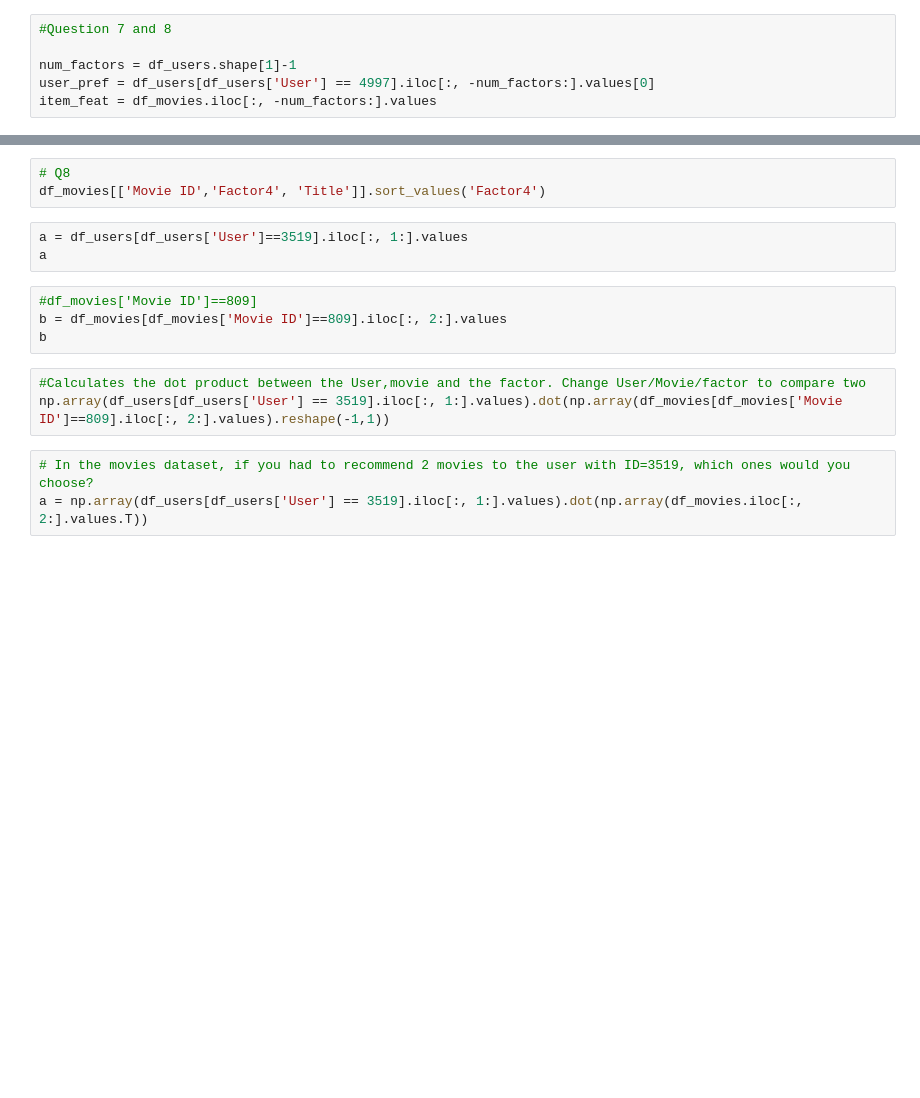
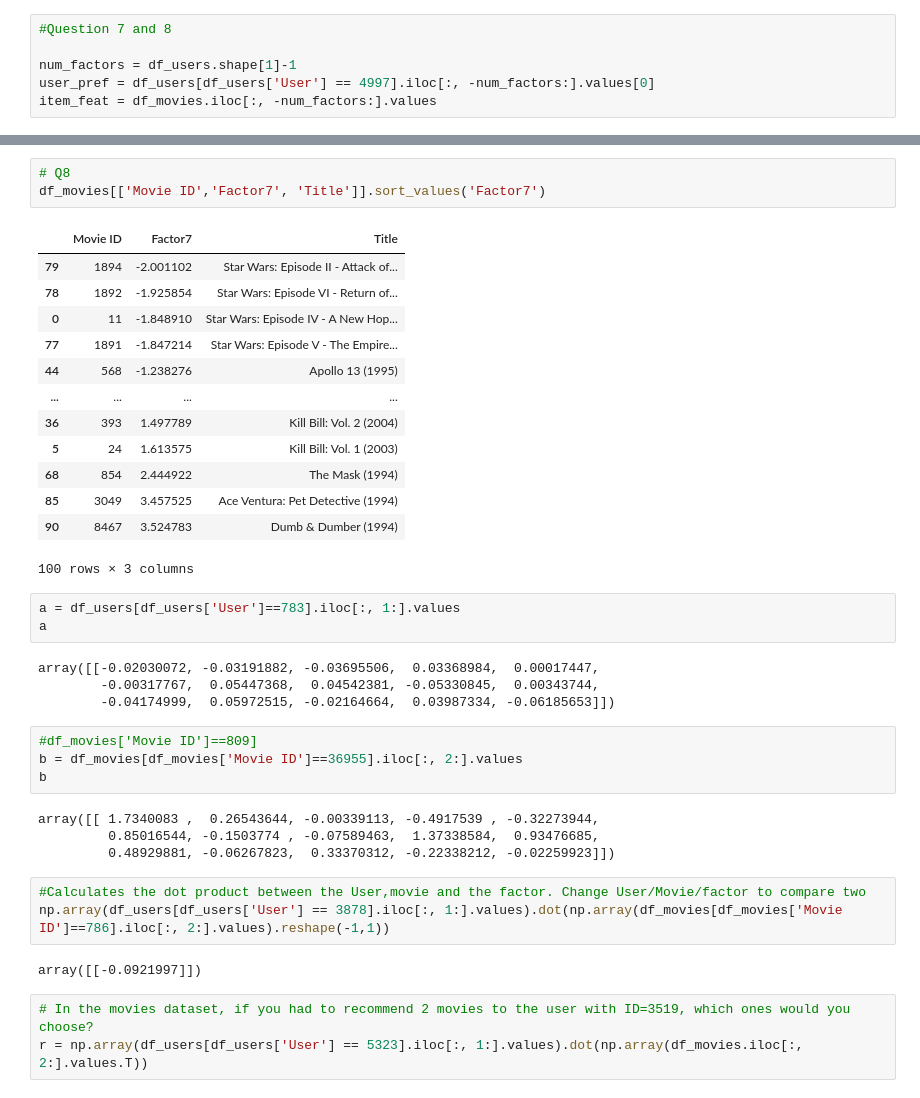
Before and after one commit to AliRizvi14/CE888, a Jupyter notebook: lab6/recommended_system.ipynb, the cells around one changed output, grey strips where cells are left out. Cells and saved outputs as stored; diff of their text form; blank space fills up the shorter version.

```diff
--- a/lab6/recommended_system.ipynb
+++ b/lab6/recommended_system.ipynb
@@ -293,17 +398,41 @@ df_users[df_users['User']==4997]
 # %%
 # Q8
-df_movies[['Movie ID','Factor4', 'Title']].sort_values('Factor4')
+df_movies[['Movie ID','Factor7', 'Title']].sort_values('Factor7')
+# %% [output]
+|  | Movie ID | Factor7 | Title |
+| 79 | 1894 | -2.001102 | Star Wars: Episode II - Attack of... |
+| 78 | 1892 | -1.925854 | Star Wars: Episode VI - Return of... |
+| 0 | 11 | -1.848910 | Star Wars: Episode IV - A New Hop... |
+| 77 | 1891 | -1.847214 | Star Wars: Episode V - The Empire... |
+| 44 | 568 | -1.238276 | Apollo 13 (1995) |
+| ... | ... | ... | ... |
+| 36 | 393 | 1.497789 | Kill Bill: Vol. 2 (2004) |
+| 5 | 24 | 1.613575 | Kill Bill: Vol. 1 (2003) |
+| 68 | 854 | 2.444922 | The Mask (1994) |
+| 85 | 3049 | 3.457525 | Ace Ventura: Pet Detective (1994) |
+| 90 | 8467 | 3.524783 | Dumb & Dumber (1994) |
+100 rows × 3 columns
 # %%
-a = df_users[df_users['User']==3519].iloc[:, 1:].values
+a = df_users[df_users['User']==783].iloc[:, 1:].values
 a
+# %% [output]
+array([[-0.02030072, -0.03191882, -0.03695506,  0.03368984,  0.00017447,
+        -0.00317767,  0.05447368,  0.04542381, -0.05330845,  0.00343744,
+        -0.04174999,  0.05972515, -0.02164664,  0.03987334, -0.06185653]])
 # %%
 #df_movies['Movie ID']==809]
-b = df_movies[df_movies['Movie ID']==809].iloc[:, 2:].values
+b = df_movies[df_movies['Movie ID']==36955].iloc[:, 2:].values
 b
+# %% [output]
+array([[ 1.7340083 ,  0.26543644, -0.00339113, -0.4917539 , -0.32273944,
+         0.85016544, -0.1503774 , -0.07589463,  1.37338584,  0.93476685,
+         0.48929881, -0.06267823,  0.33370312, -0.22338212, -0.02259923]])
 # %%
 #Calculates the dot product between the User,movie and the factor. Change User/Movie/factor to compare two
-np.array(df_users[df_users['User'] == 3519].iloc[:, 1:].values).dot(np.array(df_movies[df_movies['Movie ID']==809].iloc[:, 2:].values).reshape(-1,1))
+np.array(df_users[df_users['User'] == 3878].iloc[:, 1:].values).dot(np.array(df_movies[df_movies['Movie ID']==786].iloc[:, 2:].values).reshape(-1,1))
+# %% [output]
+array([[-0.0921997]])
 # %%
 # In the movies dataset, if you had to recommend 2 movies to the user with ID=3519, which ones would you choose?
-a = np.array(df_users[df_users['User'] == 3519].iloc[:, 1:].values).dot(np.array(df_movies.iloc[:, 2:].values.T))
+r = np.array(df_users[df_users['User'] == 5323].iloc[:, 1:].values).dot(np.array(df_movies.iloc[:, 2:].values.T))
 # %%
```
Also changed, not shown: parts of 28 cells of this notebook.
